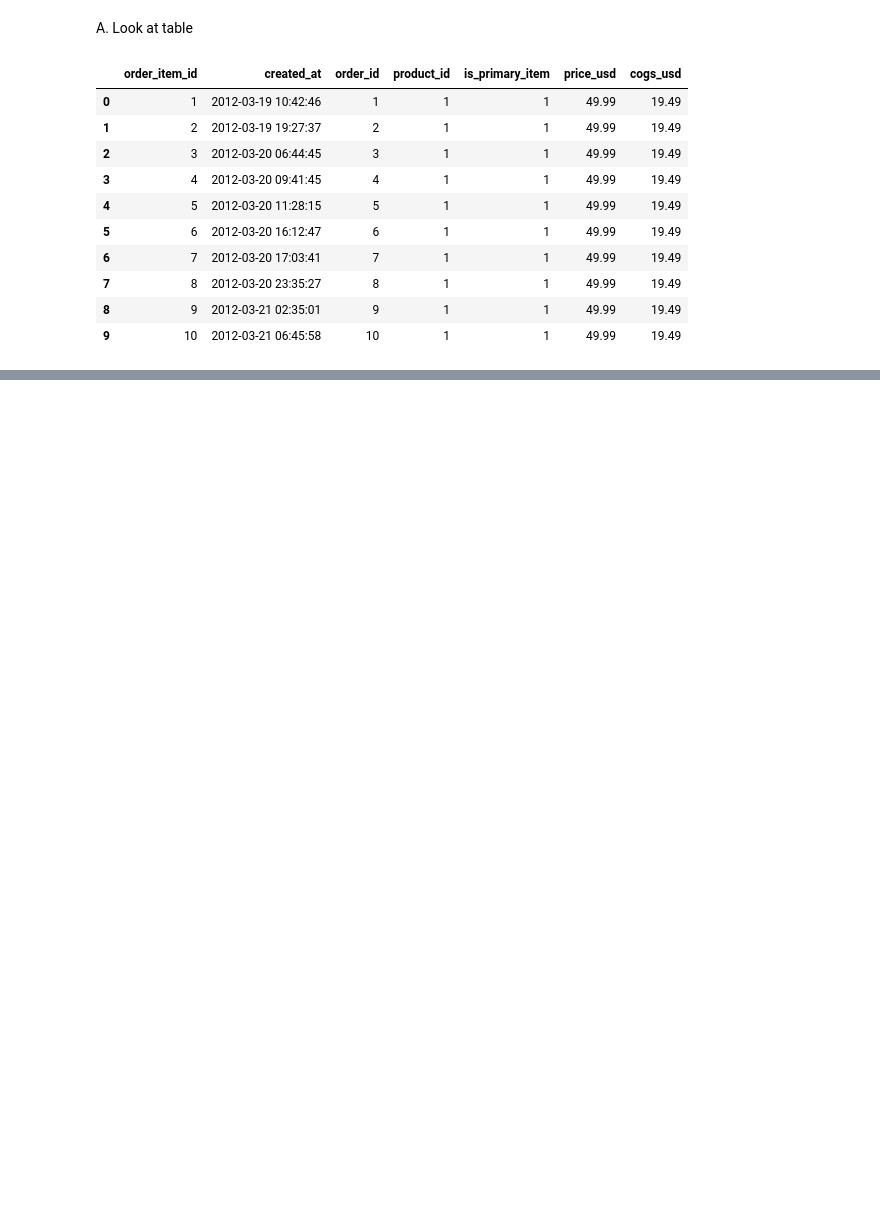
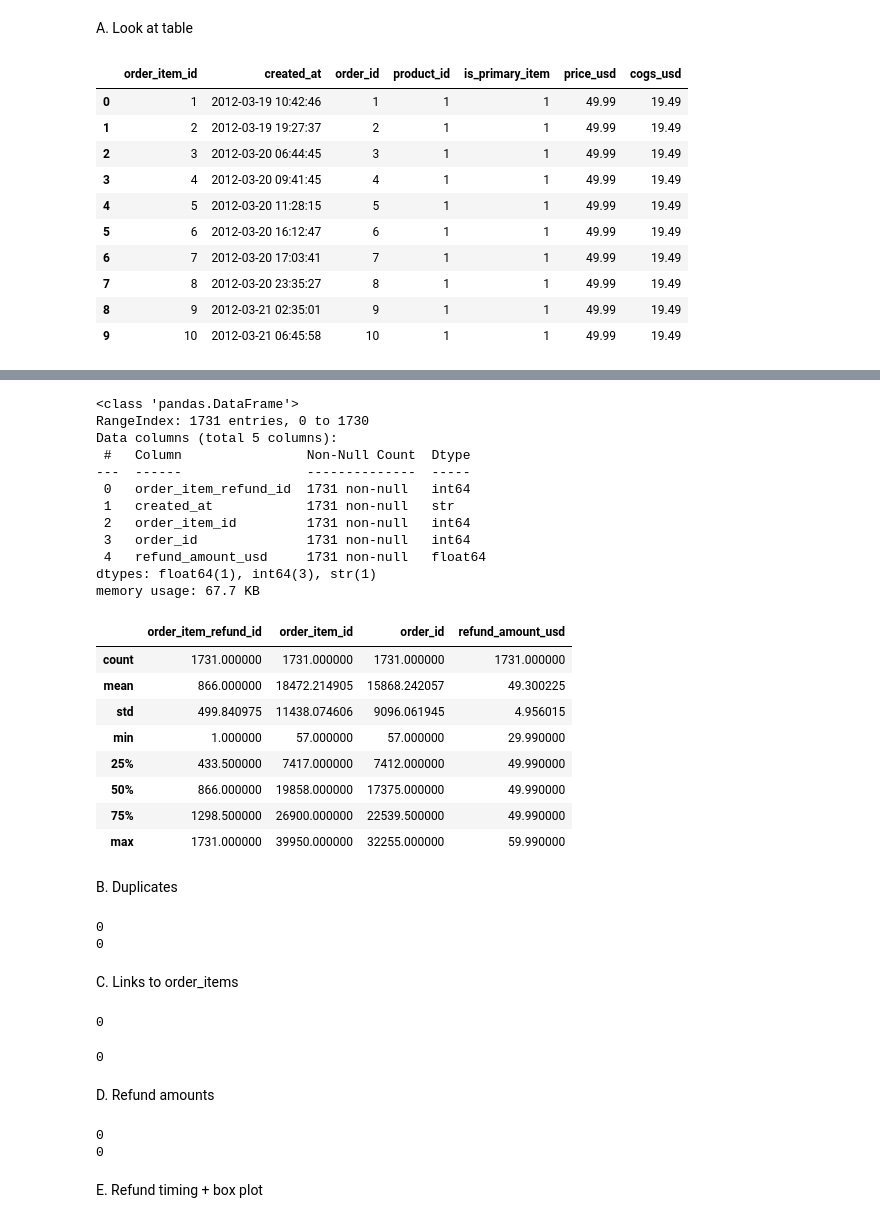
Before and after one commit to sunitapalubanjar/product-expansion-profitability, a Jupyter notebook: notebooks/01_data_profiling.ipynb, the cells around one changed output, grey strips where cells are left out. Saved outputs shown, nothing was run; the diff lists cells and outputs as text; code cells hidden in the pictures; blank space fills up the shorter version.

```diff
--- a/notebooks/01_data_profiling.ipynb
+++ b/notebooks/01_data_profiling.ipynb
@@ -633,0 +868,65 @@ items.head(10)
+# %%
+refunds.info()
+refunds.describe()
+# %% [output]
+<class 'pandas.DataFrame'>
+RangeIndex: 1731 entries, 0 to 1730
+Data columns (total 5 columns):
+ #   Column                Non-Null Count  Dtype
+---  ------                --------------  -----
+ 0   order_item_refund_id  1731 non-null   int64
+ 1   created_at            1731 non-null   str
+ 2   order_item_id         1731 non-null   int64
+ 3   order_id              1731 non-null   int64
+ 4   refund_amount_usd     1731 non-null   float64
+dtypes: float64(1), int64(3), str(1)
+memory usage: 67.7 KB
+|  | order_item_refund_id | order_item_id | order_id | refund_amount_usd |
+| count | 1731.000000 | 1731.000000 | 1731.000000 | 1731.000000 |
+| mean | 866.000000 | 18472.214905 | 15868.242057 | 49.300225 |
+| std | 499.840975 | 11438.074606 | 9096.061945 | 4.956015 |
+| min | 1.000000 | 57.000000 | 57.000000 | 29.990000 |
+| 25% | 433.500000 | 7417.000000 | 7412.000000 | 49.990000 |
+| 50% | 866.000000 | 19858.000000 | 17375.000000 | 49.990000 |
+| 75% | 1298.500000 | 26900.000000 | 22539.500000 | 49.990000 |
+| max | 1731.000000 | 39950.000000 | 32255.000000 | 59.990000 |
+# %% [markdown]
+B. Duplicates
+# %%
+# Each refund ID should appear only once
+print(refunds["order_item_refund_id"].duplicated().sum())
+
+# Each item should be refunded at most once
+print(refunds["order_item_id"].duplicated().sum())
+# %% [output]
+0
+0
+# %% [markdown]
+C. Links to order_items
+# %%
+# Every refund should belong to a real order item (0 = good)
+print((~refunds["order_item_id"].isin(items["order_item_id"])).sum())
+# %% [output]
+0
+# %%
+# Join each refund with its order item to compare them
+ref_check = refunds.merge(items[["order_item_id", "order_id", "product_id", "price_usd", "created_at"]],
+                          on="order_item_id", suffixes=("_refund", "_item"))
+
+# The order_id in the refund should match the item's order_id (0 = good)
+print((ref_check["order_id_refund"] != ref_check["order_id_item"]).sum())
+# %% [output]
+0
+# %% [markdown]
+D. Refund amounts
+# %%
+# Refund larger than the item price? (0 = good)
+print((ref_check["refund_amount_usd"] > ref_check["price_usd"]).sum())
+
+# Partial refunds (less than the item price)?
+print((ref_check["refund_amount_usd"] < ref_check["price_usd"]).sum())
+# %% [output]
+0
+0
+# %% [markdown]
+E. Refund timing + box plot
```
Also changed, not shown: parts of 41 cells of this notebook, 2 other files.
